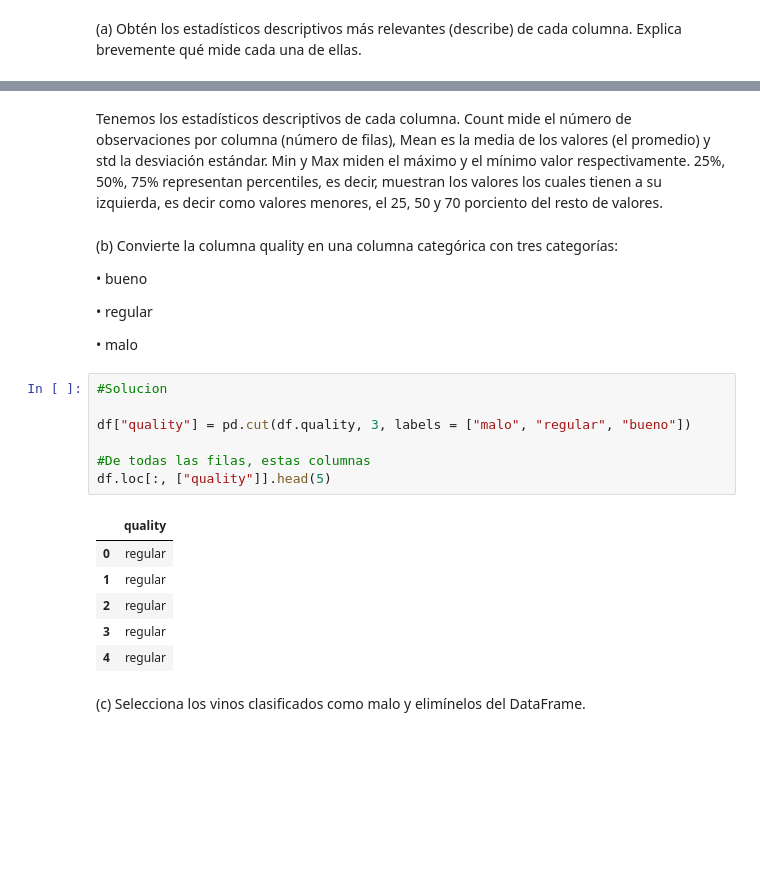
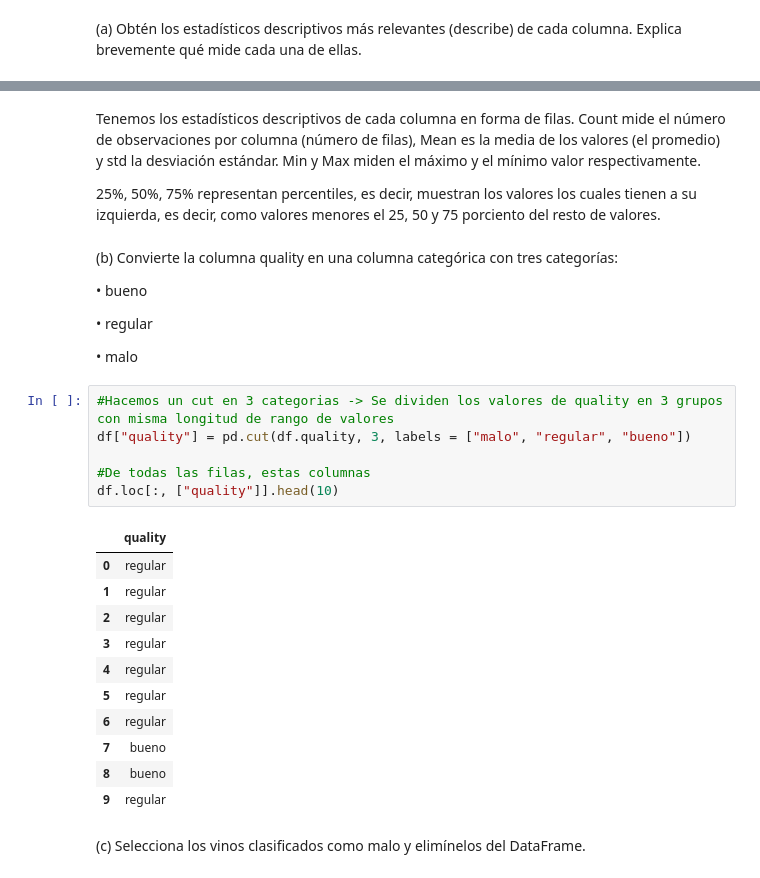
Before and after one commit to enricllorcamendoza-2002/ttad1, a Jupyter notebook: Entrega_2.ipynb, the cells around one changed output, grey strips where cells are left out. Drawn from its saved outputs; the diff is of its cells as text; blank space fills up the shorter version.

```diff
--- a/Entrega_2.ipynb
+++ b/Entrega_2.ipynb
@@ -155,7 +199,9 @@ df.describe()
 | 75% | 9.200000 | 0.640000 | 0.420000 | 2.600000 | 0.090000 | 21.000000 | ... |
 | max | 15.900000 | 1.580000 | 1.000000 | 15.500000 | 0.611000 | 72.000000 | ... |
 # %% [markdown]
-Tenemos los estadísticos descriptivos de cada columna. Count mide el número de observaciones por columna (número de filas), Mean es la media de los valores (el promedio) y std la desviación estándar. Min y Max miden el máximo y el mínimo valor respectivamente. 25%, 50%, 75% representan percentiles, es decir, muestran los valores los cuales tienen a su izquierda, es decir como valores menores, el 25, 50 y 70 porciento del resto de valores.
+Tenemos los estadísticos descriptivos de cada columna en forma de filas. Count mide el número de observaciones por columna (número de filas), Mean es la media de los valores (el promedio) y std la desviación estándar. Min y Max miden el máximo y el mínimo valor respectivamente.
+
+25%, 50%, 75% representan percentiles, es decir, muestran los valores los cuales tienen a su izquierda, es decir, como valores menores el 25, 50 y 75 porciento del resto de valores.
 # %% [markdown]
  (b) Convierte la columna quality en una columna categórica con tres categorías:
 
@@ -165,19 +211,23 @@ Tenemos los estadísticos descriptivos de cada columna. Count mide el número de
 
  • malo
 # %%
-#Solucion
-
+#Hacemos un cut en 3 categorias -> Se dividen los valores de quality en 3 grupos con misma longitud de rango de valores
 df["quality"] = pd.cut(df.quality, 3, labels = ["malo", "regular", "bueno"])
 
 #De todas las filas, estas columnas
-df.loc[:, ["quality"]].head(5)
+df.loc[:, ["quality"]].head(10)
 # %% [output]
 |  | quality |
 | 0 | regular |
 | 1 | regular |
 | 2 | regular |
 | 3 | regular |
 | 4 | regular |
+| 5 | regular |
+| 6 | regular |
+| 7 | bueno |
+| 8 | bueno |
+| 9 | regular |
 # %% [markdown]
 (c) Selecciona los vinos clasificados como malo y elimínelos del DataFrame.
 # %%
```
Also changed, not shown: parts of 38 cells of this notebook.
